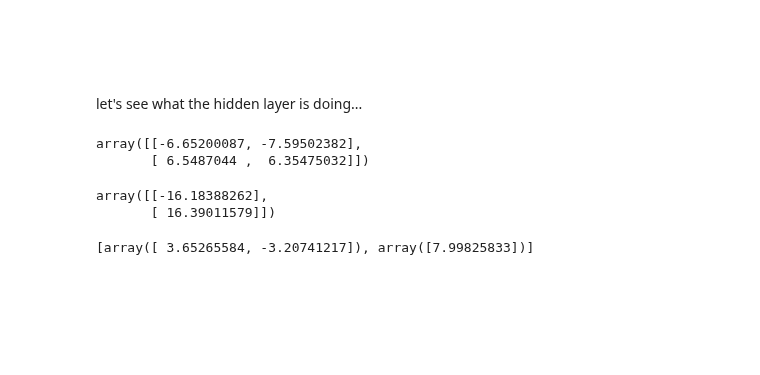
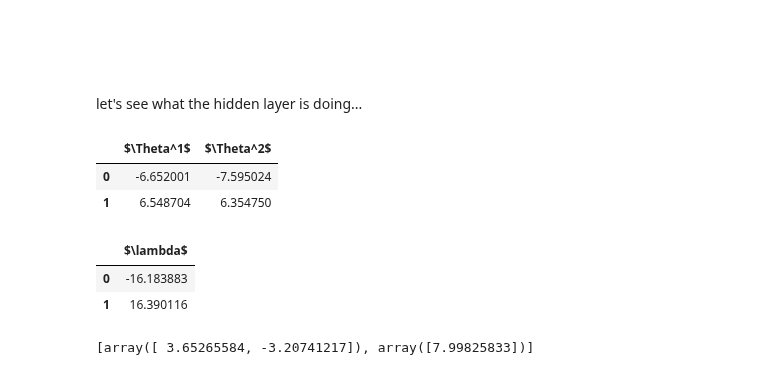
Before and after one commit to tulane-cmps6730/main, a Jupyter notebook: lec/classify/neural.ipynb, the cells around one changed output. Cells and saved outputs as stored; diff of their text form; code cells hidden in the pictures; blank space fills up the shorter version.

```diff
--- a/lec/classify/neural.ipynb
+++ b/lec/classify/neural.ipynb
@@ -382,18 +403,20 @@ plt.show()
 let's see what the hidden layer is doing...
 # %%
 # input -> hidden layer weights.
-mlp.coefs_[0]
+pd.DataFrame(mlp.coefs_[0], columns=["$\Theta^1$", "$\Theta^2$"])
 # first column are parameters used to compute first hidden unit
 # second column are used to compute second hidden unit
 # %% [output]
-array([[-6.65200087, -7.59502382],
-       [ 6.5487044 ,  6.35475032]])
+|  | $\Theta^1$ | $\Theta^2$ |
+| 0 | -6.652001 | -7.595024 |
+| 1 | 6.548704 | 6.354750 |
 # %%
 # hidden -> output layer weights
-mlp.coefs_[1]
+pd.DataFrame(mlp.coefs_[1], columns=["$\lambda$"])
 # %% [output]
-array([[-16.18388262],
-       [ 16.39011579]])
+|  | $\lambda$ |
+| 0 | -16.183883 |
+| 1 | 16.390116 |
 # %%
 mlp.intercepts_
 # %% [output]
```
Also changed, not shown: parts of 7 cells of this notebook, 1 other file.
